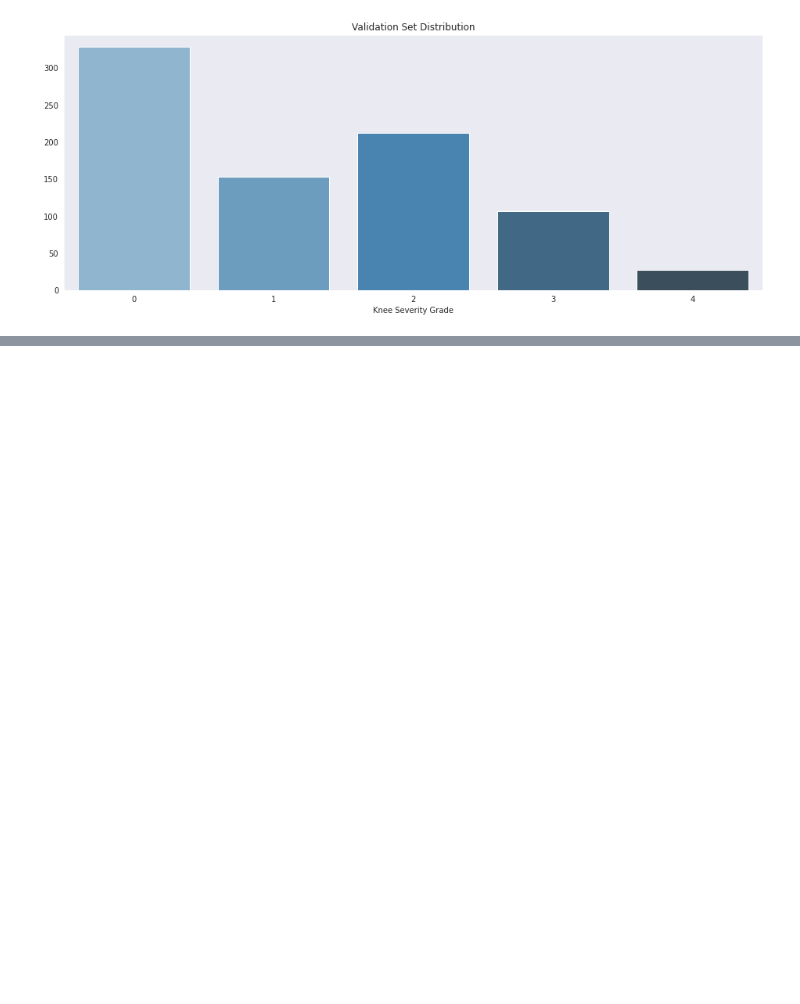
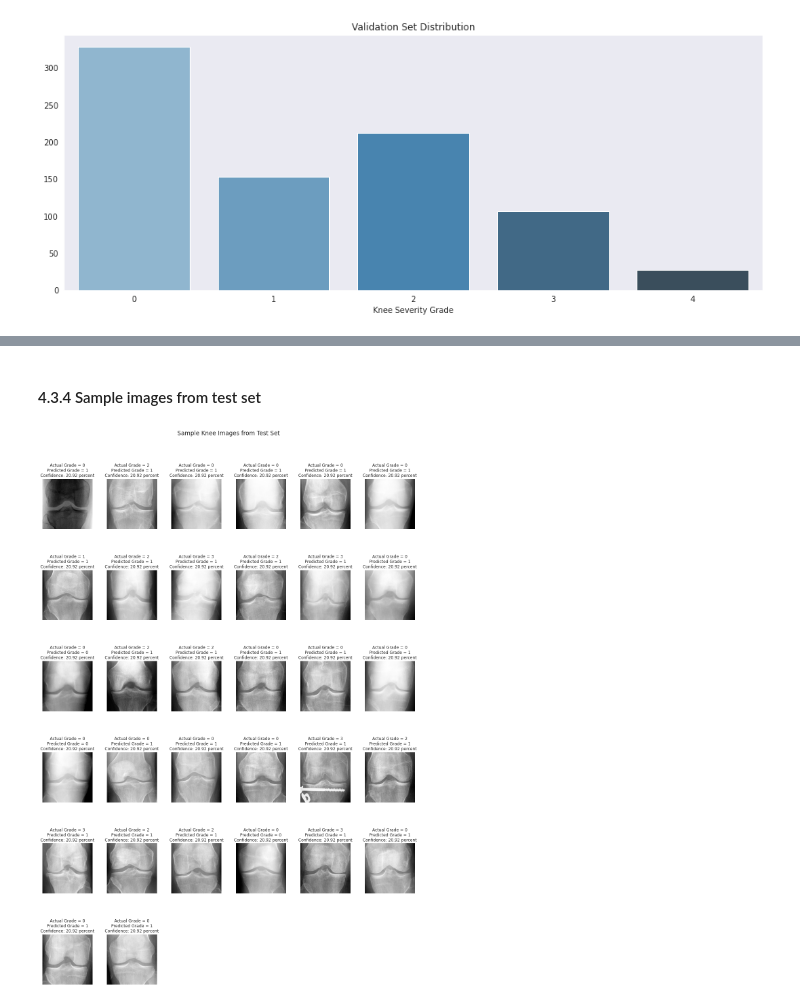
Before and after one commit to fontainelam/KneeOsteoarthritis, a Jupyter notebook: notebooks/Classifying_Knee_Images.ipynb, the cells around one changed output, grey strips where cells are left out. Cells and saved outputs as stored; diff of their text form; code cells hidden in the pictures; blank space fills up the shorter version.

```diff
--- a/notebooks/Classifying_Knee_Images.ipynb
+++ b/notebooks/Classifying_Knee_Images.ipynb
@@ -250,0 +346,18 @@ This image most likely belongs to 0 with a 25.08 percent confidence.
+# %% [markdown]
+#### 4.3.4 Sample images from test set
+# %%
+plt.figure(figsize=(16, 25))
+
+for img_num in range(len(test_images)):
+    ax = plt.subplot(6,6,img_num+1)
+    ax.axis('off')
+    plt.imshow(test_images[img_num].squeeze().astype('uint8'), cmap='gray')
+    actual_grade = true_labels[img_num].numpy()
+    pred_grade = predicted_labels[img_num].numpy()
+    score = 100*np.max(tf.nn.softmax(predictions))
+    title = "Actual Grade = {}\nPredicted Grade = {}\nConfidence: {:.2f} percent".format(actual_grade, pred_grade, score)
+    ax.set_title(title)
+_ = plt.suptitle('Sample Knee Images from Test Set', size='xx-large')
+plt.tight_layout(rect=[0, 0.03, 1, 0.95])
+# %% [output]
+[figure, added]
```
Also changed, not shown: parts of 44 cells of this notebook.
